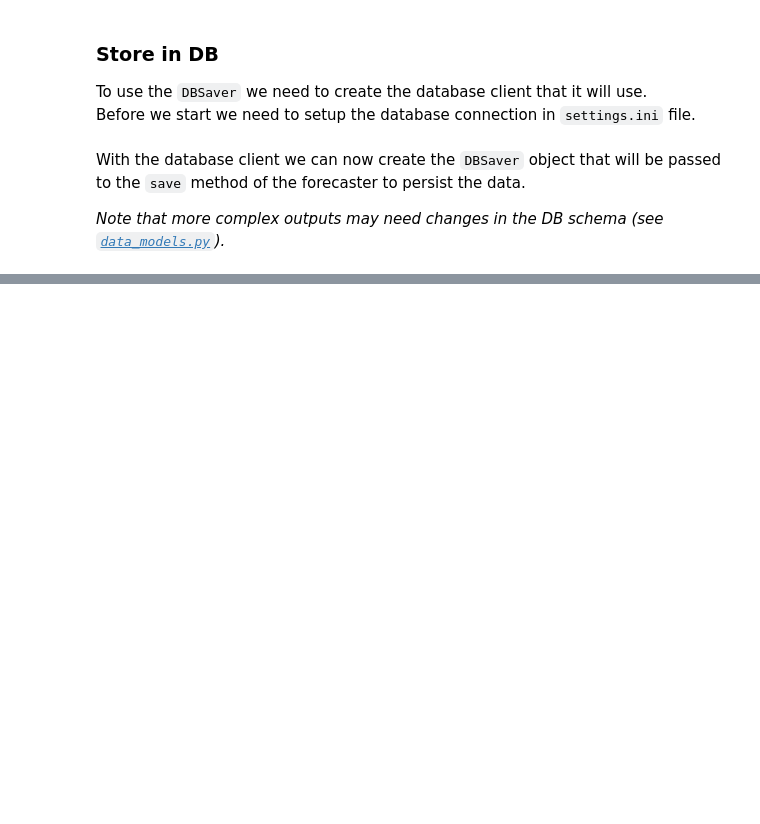
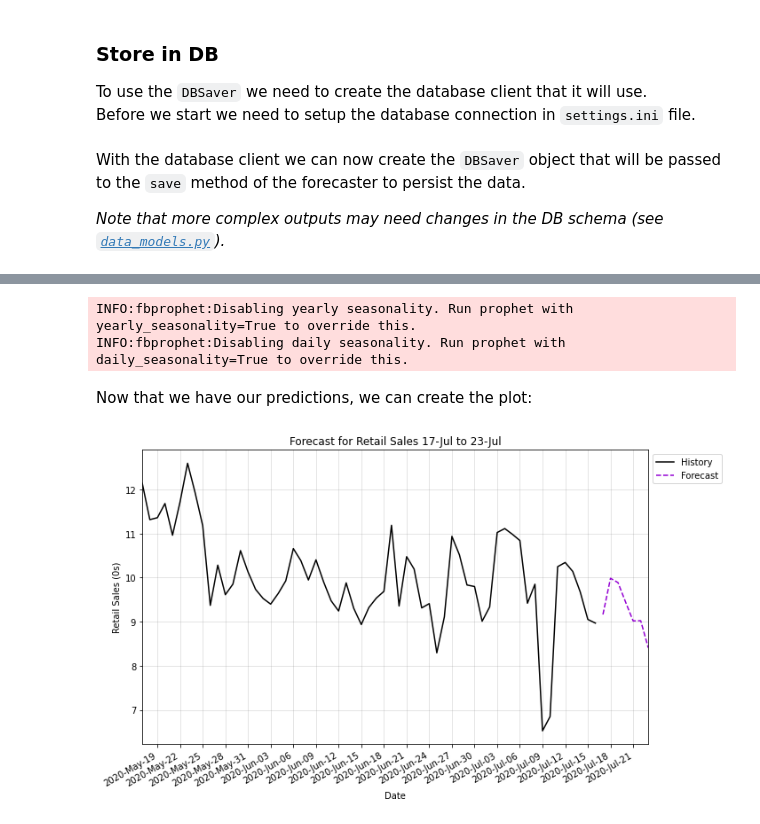
Before and after one commit to MuttData/soam, a Jupyter notebook: notebook/examples/forecaster.ipynb, the cells around one changed output, grey strips where cells are left out. Cells and saved outputs as stored; diff of their text form; code cells hidden in the pictures; blank space fills up the shorter version.

Commit message:
RFC: Plotting and reporting refactor

```diff
--- a/notebook/examples/forecaster.ipynb
+++ b/notebook/examples/forecaster.ipynb
@@ -112,0 +106,9 @@ saver.save_forecaster(forecaster)
+# %%
+df = pd.read_csv('../data/revenue.csv')
+df["ds"] = df["date"]
+df = df[df["game"] == "battletanksbeta"]
+df = df.groupby("ds").mean().reset_index()
+df["y"] = df["revenue"]
+df = df.drop(columns=["row_count", "requests", "impressions", "clicks", "revenue"])
+
+df.tail()
@@ -112,0 +122,16 @@ saver.save_forecaster(forecaster)
+# %%
+revenue_model = models.Prophet(weekly_seasonality=True)
+# %%
+forecaster = Forecaster(revenue_model)
+predictions = forecaster.run(raw_series=df, output_length=7)
+# %% [output]
+INFO:fbprophet:Disabling yearly seasonality. Run prophet with yearly_seasonality=True to override this.
+INFO:fbprophet:Disabling daily seasonality. Run prophet with daily_seasonality=True to override this.
+# %% [markdown]
+Now that we have our predictions, we can create the plot:
+# %%
+forecast_plotter = ForecastPlotter('output', 'Retail Sales')
+
+plot_fn = forecast_plotter.plot(forecaster)
+# %% [output]
+[figure, added]
```
Also changed, not shown: parts of 20 cells of this notebook, 11 other files.
